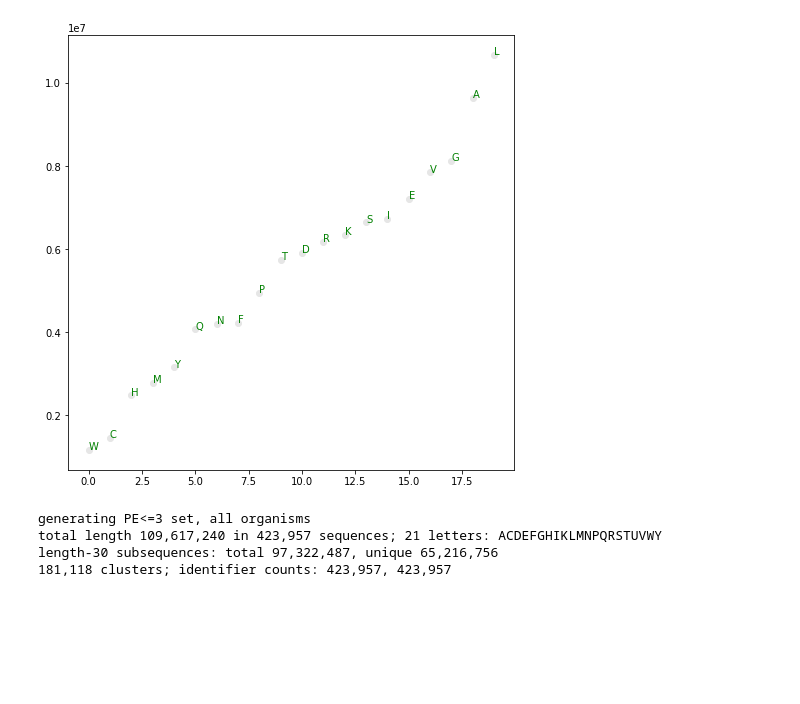
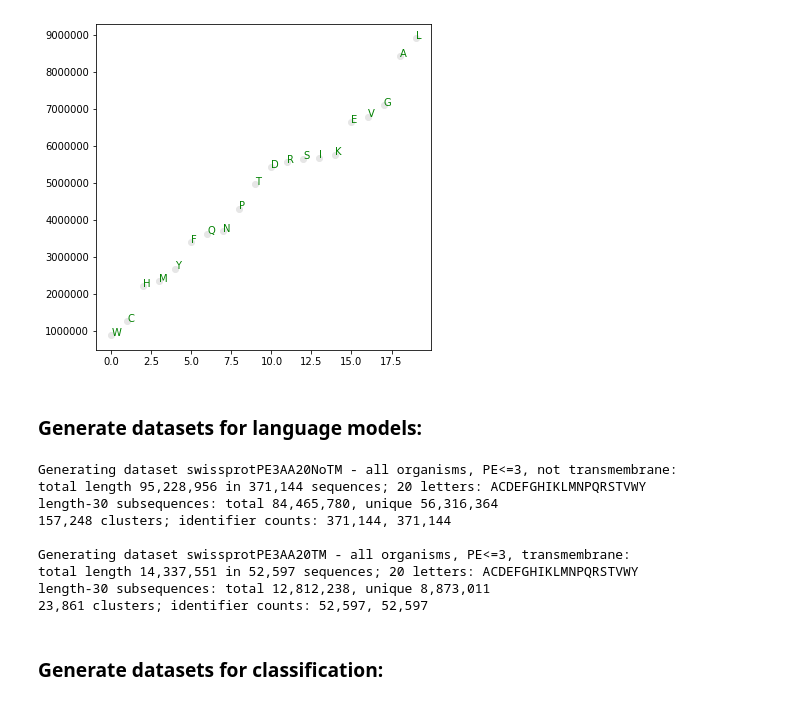
Before and after one commit to ikedim01/proteinpredictor, a Jupyter notebook: nb/dataproc.ipynb, the cells around one changed output. Saved outputs shown, nothing was run; the diff lists cells and outputs as text; code cells hidden in the pictures; blank space fills up the shorter version.

Commit message:
Separated transmembrane and non-TM; code cleanup.

```diff
--- a/nb/dataproc.ipynb
+++ b/nb/dataproc.ipynb
@@ -29,0 +46,6 @@ clusterLen = 30
+# %%
+pKws = readseq.scanDat(datFPath,readseq.getDatKWs)
+for i in [0,1,2,55] :
+    print('Protein',i,'keywords:',pKws[i])
+(len([kwList for kwList in pKws if 'transmembrane' in kwList]),
+ len([kwList for kwList in pKws if any('transmembrane' in kw.lower() for kw in kwList)]))
@@ -30,11 +60,10 @@ clusterLen = 30
 # %%
-print('Stats:')
-print('all organisms, all PE:')
+print(); print('All organisms, all PE, not transmembrane:')
 readseq.makeLMDataset(datFPath,lmFilterPars,maxPE=5);
-print('all organisms, PE<=3:')
-seqM = readseq.makeLMDataset(datFPath,lmFilterPars,maxPE=3);
-print('human, all PE:')
-readseq.makeLMDataset(datFPath,lmFilterPars,maxPE=5,requireInOS='homo sapiens');
-print('human, PE<=3:')
-readseq.makeLMDataset(datFPath,lmFilterPars,maxPE=3,requireInOS='homo sapiens');
+print(); print('All organisms, PE<=3, not transmembrane:')
+seqM = readseq.makeLMDataset(datFPath,lmFilterPars);
+print(); print('All organisms, PE<=3, transmembrane:')
+readseq.makeLMDataset(datFPath,lmTMFilterPars);
+print(); print('Human, PE<=3, not transmembrane:')
+readseq.makeLMDataset(datFPath,lmFilterPars,requireInSpecies='homo sapiens');
 # %% [output]
@@ -73,20 +108,32 @@ L: 10,686,852
 # %%
-plt.figure(figsize=(8,8))
-plt.scatter(range(20), [freq for _,freq in aaFreqs[1:]],color=(0.9,0.9,0.9))
-for i,(aaLet,freq) in enumerate(aaFreqs[1:]) :
+plt.figure(figsize=(6,6))
+plt.scatter(range(len(aaFreqs)), [freq for _,freq in aaFreqs], color=(0.9,0.9,0.9))
+for i,(aaLet,freq) in enumerate(aaFreqs) :
     plt.text(i,freq,aaLet,color='green')
 plt.show()
 # %% [output]
-[figure, old version]
+[figure, new version]
-# %%
-fName = 'swissprotPE3'
-print('generating PE<=3 set, all organisms')
-readseq.makeLMDataset(datFPath,lmFilterPars,seqDirPath/(fName+'.csv'),
-                      seqDirPath/(fName+'clusters.csv'),clusterLen,
-                      maxPE=3);
-# %% [output]
-generating PE<=3 set, all organisms
-total length 109,617,240 in 423,957 sequences; 21 letters: ACDEFGHIKLMNPQRSTUVWY
-length-30 subsequences: total 97,322,487, unique 65,216,756
-181,118 clusters; identifier counts: 423,957, 423,957
+# %% [markdown]
+### Generate datasets for language models:
+# %%
+lmDatasetList = [
+    ('swissprotPE3AA20NoTM','all organisms, PE<=3, not transmembrane',lmFilterPars),
+    ('swissprotPE3AA20TM','all organisms, PE<=3, transmembrane',lmTMFilterPars),
+]
+for lmFName,desc,pars in lmDatasetList :
+    print(); print('Generating dataset',lmFName,'-',desc+':')
+    readseq.makeLMDataset(datFPath,pars,seqDirPath/(lmFName+'.csv'),
+                          seqDirPath/(lmFName+'clusters.csv'),clusterLen)
+# %% [output]
+Generating dataset swissprotPE3AA20NoTM - all organisms, PE<=3, not transmembrane:
+total length 95,228,956 in 371,144 sequences; 20 letters: ACDEFGHIKLMNPQRSTVWY
+length-30 subsequences: total 84,465,780, unique 56,316,364
+157,248 clusters; identifier counts: 371,144, 371,144
+
+Generating dataset swissprotPE3AA20TM - all organisms, PE<=3, transmembrane:
+total length 14,337,551 in 52,597 sequences; 20 letters: ACDEFGHIKLMNPQRSTVWY
+length-30 subsequences: total 12,812,238, unique 8,873,011
+23,861 clusters; identifier counts: 52,597, 52,597
+# %% [markdown]
+### Generate datasets for classification:
 # %%
```
Also changed, not shown: parts of 14 cells of this notebook, 6 other files.
